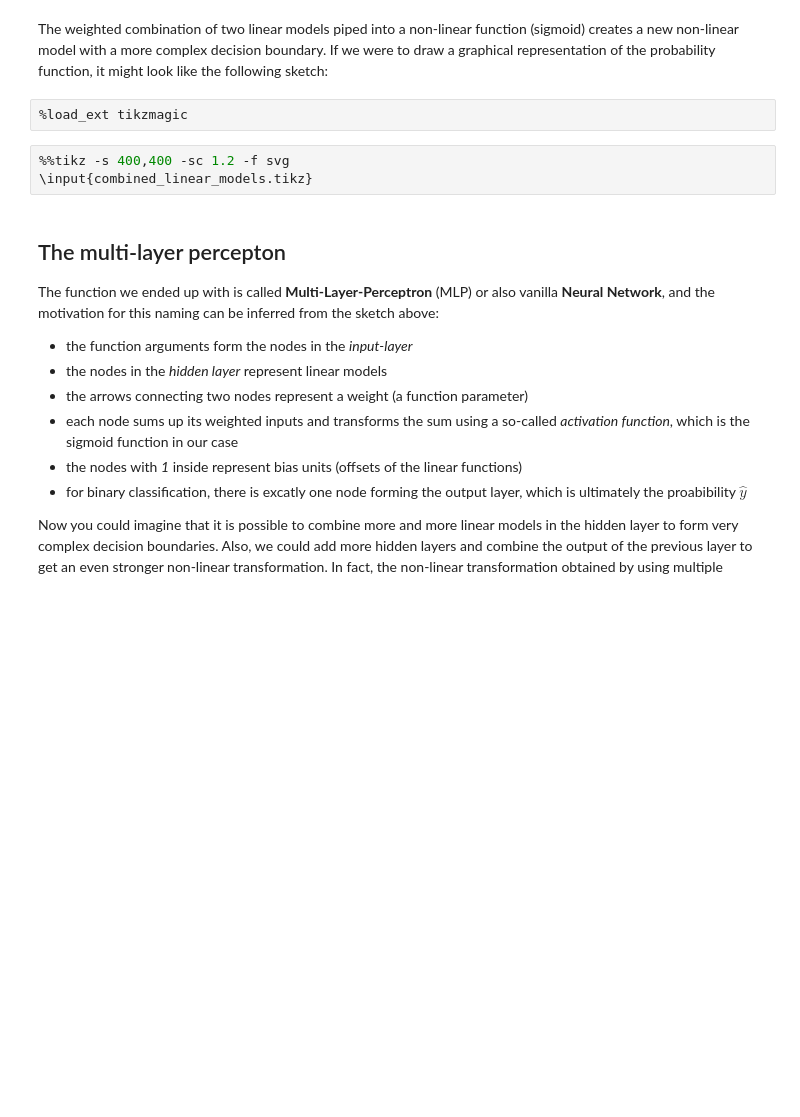
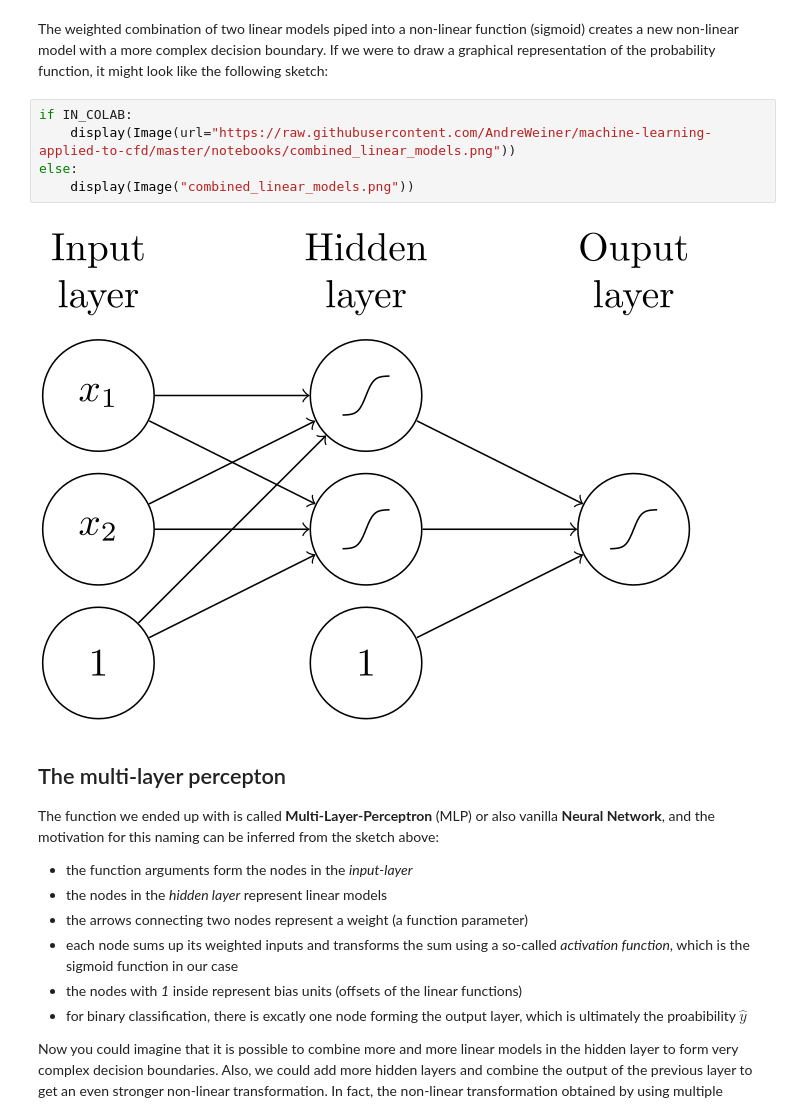
Before and after one commit to AndreWeiner/machine-learning-applied-to-cfd, a Jupyter notebook: notebooks/path_regime_classification.ipynb, the cells around one changed output. Cells and saved outputs as stored; diff of their text form; blank space fills up the shorter version.

Commit message:
Improve colab support of classification notebook.

```diff
--- a/notebooks/path_regime_classification.ipynb
+++ b/notebooks/path_regime_classification.ipynb
@@ -596,11 +597,13 @@ plt.show()
 [figure]
 # %% [markdown]
 The weighted combination of two linear models piped into a non-linear function (sigmoid) creates a new non-linear model with a more complex decision boundary. If we were to draw a graphical representation of the probability function, it might look like the following sketch:
-# %%
-%load_ext tikzmagic
-# %%
-%%tikz -s 400,400 -sc 1.2 -f svg
-\input{combined_linear_models.tikz}
+# %%
+if IN_COLAB:
+    display(Image(url="https://raw.githubusercontent.com/AndreWeiner/machine-learning-applied-to-cfd/master/notebooks/combined_linear_models.png"))
+else:
+    display(Image("combined_linear_models.png"))
+# %% [output]
+[figure, added]
 # %% [markdown]
 ## The multi-layer percepton<a id="multi_layer_perceptron"></a>
 
```
Also changed, not shown: parts of 16 cells of this notebook.
